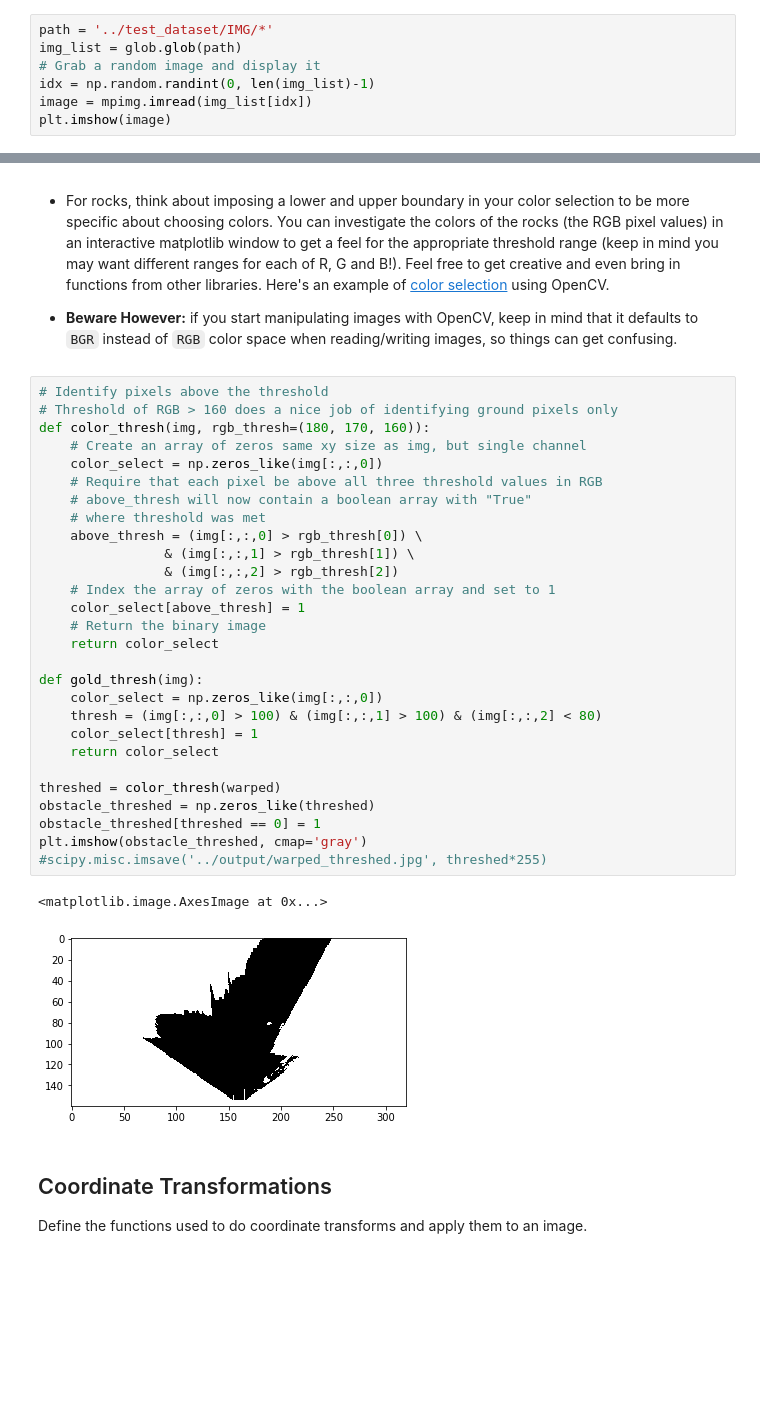
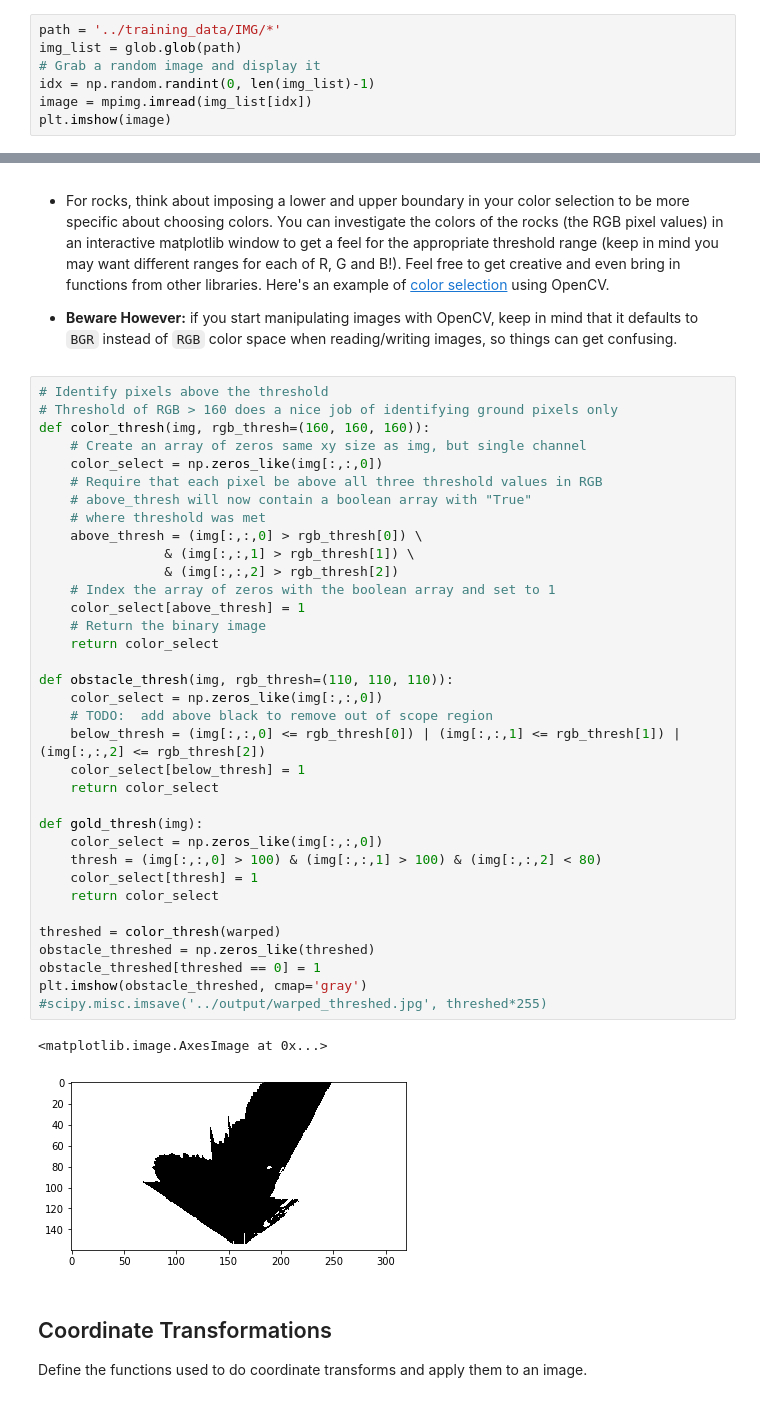
Before and after one commit to kjames88/RoboND-Rover, a Jupyter notebook: code/Rover_Project_Test_Notebook.ipynb, the cells around one changed output, grey strips where cells are left out. Cells and saved outputs as stored; diff of their text form; blank space fills up the shorter version.

```diff
--- a/code/Rover_Project_Test_Notebook.ipynb
+++ b/code/Rover_Project_Test_Notebook.ipynb
@@ -41,7 +35,7 @@ There's some example data provided in the `test_dataset` folder.  This basic dat
 
 Next, read in and display a random image from the `test_dataset` folder
 # %%
-path = '../test_dataset/IMG/*'
+path = '../training_data/IMG/*'
 img_list = glob.glob(path)
 # Grab a random image and display it
 idx = np.random.randint(0, len(img_list)-1)
@@ -137,34 +131,41 @@ Define the color thresholding function from the lesson and apply it to the warpe
 # %%
 # Identify pixels above the threshold
 # Threshold of RGB > 160 does a nice job of identifying ground pixels only
-def color_thresh(img, rgb_thresh=(180, 170, 160)):
+def color_thresh(img, rgb_thresh=(160, 160, 160)):
     # Create an array of zeros same xy size as img, but single channel
     color_select = np.zeros_like(img[:,:,0])
     # Require that each pixel be above all three threshold values in RGB
     # above_thresh will now contain a boolean array with "True"
     # where threshold was met
     above_thresh = (img[:,:,0] > rgb_thresh[0]) \
                 & (img[:,:,1] > rgb_thresh[1]) \
                 & (img[:,:,2] > rgb_thresh[2])
     # Index the array of zeros with the boolean array and set to 1
     color_select[above_thresh] = 1
     # Return the binary image
     return color_select
 
+def obstacle_thresh(img, rgb_thresh=(110, 110, 110)):
+    color_select = np.zeros_like(img[:,:,0])
+    # TODO:  add above black to remove out of scope region
+    below_thresh = (img[:,:,0] <= rgb_thresh[0]) | (img[:,:,1] <= rgb_thresh[1]) | (img[:,:,2] <= rgb_thresh[2])
+    color_select[below_thresh] = 1
+    return color_select
+
 def gold_thresh(img):
     color_select = np.zeros_like(img[:,:,0])
     thresh = (img[:,:,0] > 100) & (img[:,:,1] > 100) & (img[:,:,2] < 80)
     color_select[thresh] = 1
     return color_select
 
 threshed = color_thresh(warped)
 obstacle_threshed = np.zeros_like(threshed)
 obstacle_threshed[threshed == 0] = 1
 plt.imshow(obstacle_threshed, cmap='gray')
 #scipy.misc.imsave('../output/warped_threshed.jpg', threshed*255)
 # %% [output]
 <matplotlib.image.AxesImage at 0x...>
-[figure, old version]
+[figure, new version]
 # %% [markdown]
 ## Coordinate Transformations
 Define the functions used to do coordinate transforms and apply them to an image.
```
Also changed, not shown: parts of 6 cells of this notebook, 1 other file.
